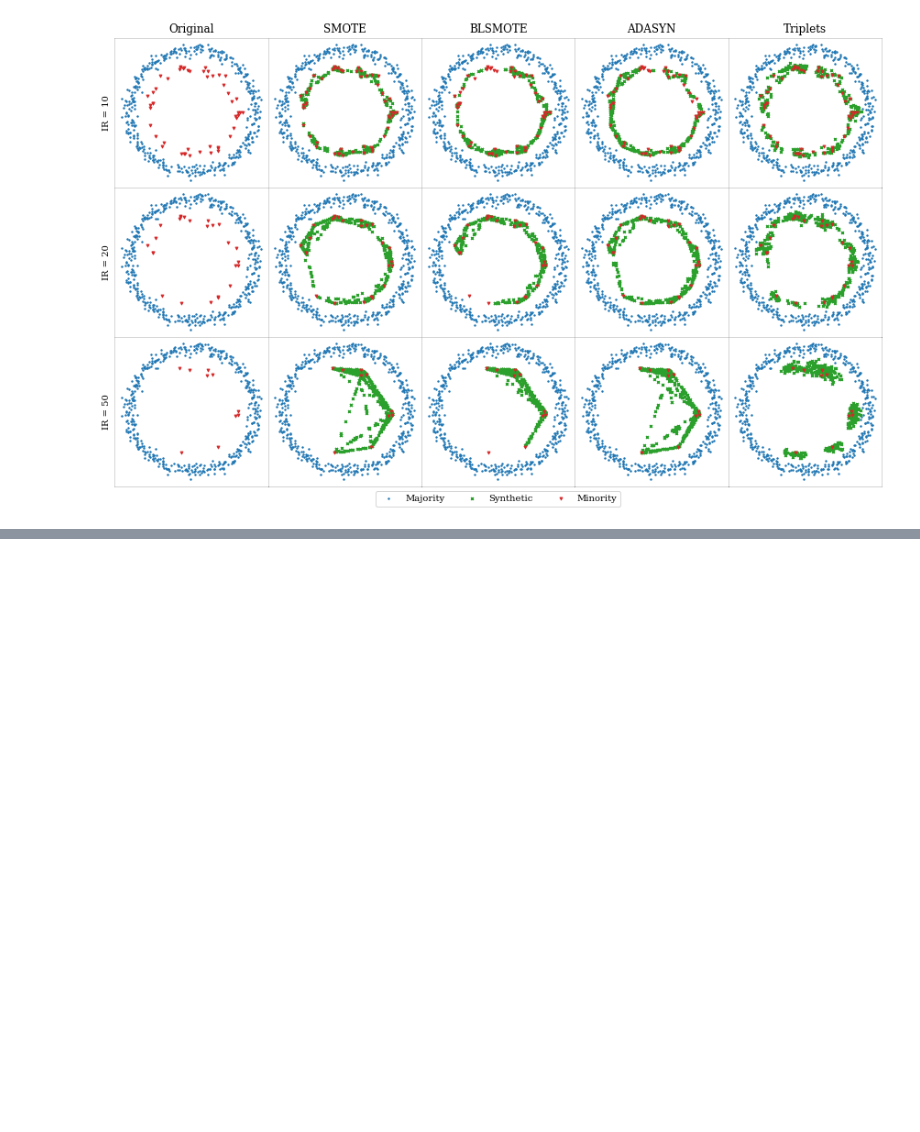
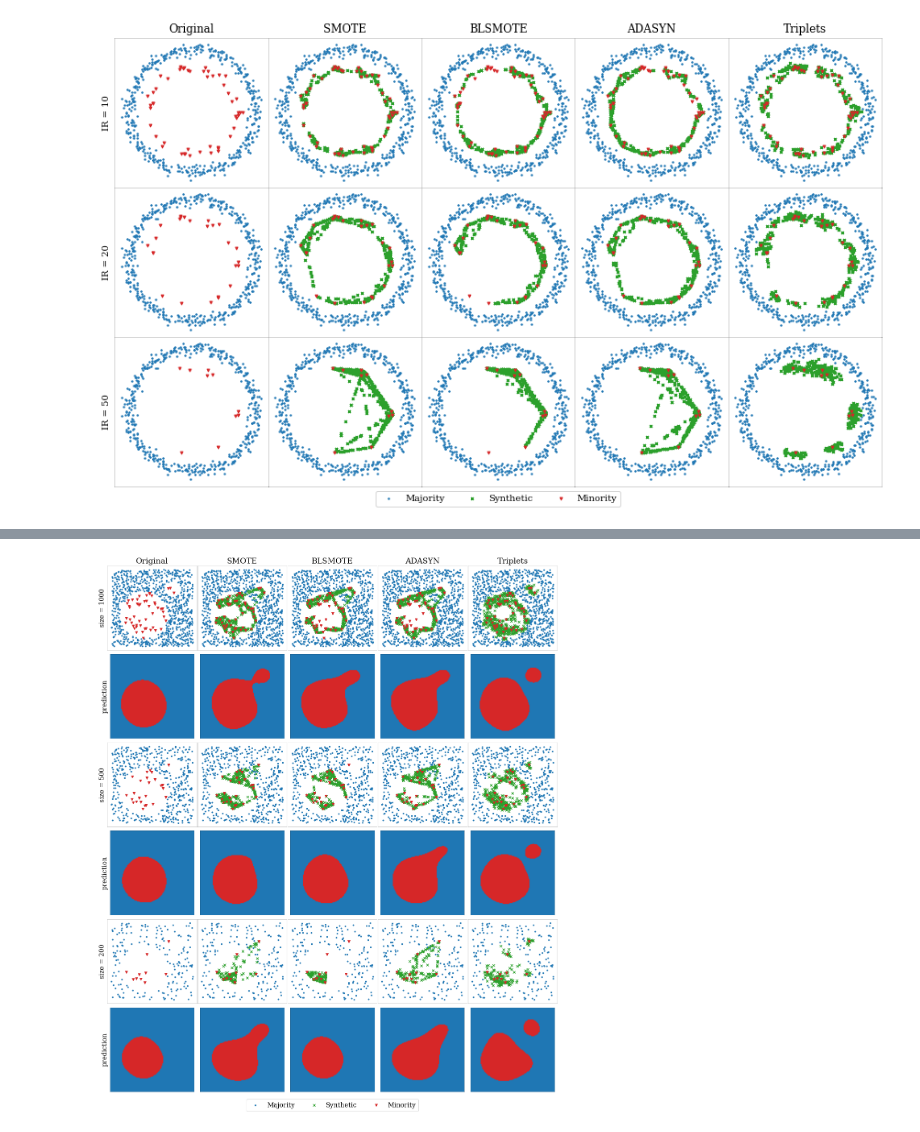
Before and after one commit to Xiao-Chenguang/Triplets-Oversampling, a Jupyter notebook: synthesis_quality.ipynb, the cells around one changed output, grey strips where cells are left out. Saved outputs shown, nothing was run; the diff lists cells and outputs as text; code cells hidden in the pictures; blank space fills up the shorter version.

```diff
--- a/synthesis_quality.ipynb
+++ b/synthesis_quality.ipynb
@@ -184,0 +187,84 @@ fig.show()
+# %%
+import numpy as np
+from matplotlib import pyplot as plt
+from matplotlib import rcParams
+from src.cl_data import resampling
+from sklearn.svm import SVC
+import matplotlib.colors as mcolors
+
+
+plt.rcParams['font.family'] = 'serif'
+colors = rcParams['axes.prop_cycle'].by_key()['color']
+# double the font size
+plt.rcParams.update({'font.size': 16})
+cmap = mcolors.LinearSegmentedColormap.from_list('blue_to_red', [colors[0], colors[3]])
+colors = np.array(colors)
+
+sams_dict = {
+    'smote': 'SMOTE',
+    'blsmote': 'BLSMOTE',
+    'adasyn': 'ADASYN',
+    'svmsmote': 'SVMSMOTE',
+    'triplets': 'Triplets',
+}
+
+def hyperplane(x, y):
+    svm = SVC(kernel='rbf', gamma=10, C=20)
+    svm.fit(x, y)
+    tx = np.linspace(0, 1, 100)
+    x1, x2 = np.meshgrid(tx, tx)
+    x1 = x1.reshape(-1, 1)
+    x2 = x2.reshape(-1, 1)
+    x = np.concatenate([x1, x2], axis=1)
+    y = svm.predict(x)
+    return x, y.reshape(100, 100)[::-1]
+
+
+def in_circle(x, c, r):
+    return ((x-c)**2).sum(axis=1) <= r**2
+
+np.random.seed(87)
+ir = 19
+sizes = [1000, 500, 200]
+sams = ['smote', 'blsmote', 'adasyn', 'triplets']
+
+x_all = np.random.random((3000, 2))
+center = np.array([[0.4, 0.4], [0.75, 0.75]])
+y_all = (in_circle(x_all, center[0], 0.3) | in_circle(x_all, center[1], 0.1)).astype(int)
+
+row = len(sizes) * 2
+col = len(sams) + 1
+fig, axs = plt.subplots(row, col, figsize=(4 * col, 4 * row))
+for i, size in enumerate(sizes):
+    x_pos = x_all[y_all==1][:size*1//(ir+1)]
+    x_neg = x_all[y_all==0][:size*ir//(ir+1)]
+    x_org = np.concatenate([x_pos, x_neg])
+    y_org = np.concatenate([np.ones(x_pos.shape[0]), np.zeros(x_neg.shape[0])]).astype(int)
+    axs[2*i][0].scatter(x_org[y_org==0,0], x_org[y_org==0,1], c=colors[0], marker='.')
+    axs[2*i][0].scatter(x_org[y_org==1,0], x_org[y_org==1,1], c=colors[3], marker='v')
+    tx, ty = hyperplane(x_org, y_org)
+    axs[2*i+1][0].imshow(ty, cmap=cmap, extent=[0, 1, 0, 1])
+    axs[2*i][0].set_ylabel(f'size = {size}')
+    axs[2*i+1][0].set_ylabel(f'prediction')
+    for j, sam in enumerate(sams):
+        axs[0][j+1].set_title(f'{sams_dict[sam]}')
+        x_sam, y_sam = resampling(x_org, y_org, sam, len_lim=True, random=True)
+
+        tx, ty = hyperplane(x_sam, y_sam)
+
+        y_sam[len(y_org):] += 2
+        axs[2*i][j+1].scatter(x_sam[y_sam==0,0], x_sam[y_sam==0,1], c=colors[0], marker='.')
+        axs[2*i][j+1].scatter(x_sam[y_sam==3,0], x_sam[y_sam==3,1], c=colors[2], marker='x')
+        axs[2*i][j+1].scatter(x_sam[y_sam==1,0], x_sam[y_sam==1,1], c=colors[3], marker='v')
+
+        axs[2*i+1][j+1].imshow(ty, cmap=cmap, extent=[0, 1, 0, 1])
+axs[0][0].set_title('Original')
+for ax in axs.flat:
+    ax.get_xaxis().set_visible(False)
+    ax.set_yticks([], [])
+    ax.spines[:].set_alpha(0.2)
+fig.subplots_adjust(hspace=0.05, wspace=0.01)
+axs[4][2].legend(['Majority', 'Synthetic', 'Minority'], loc='upper center', bbox_to_anchor=(0.5, -1.1), ncol=3)
+fig.show()
+# %% [output]
+[figure, added]
```
Also changed, not shown: parts of 1 cell of this notebook.
